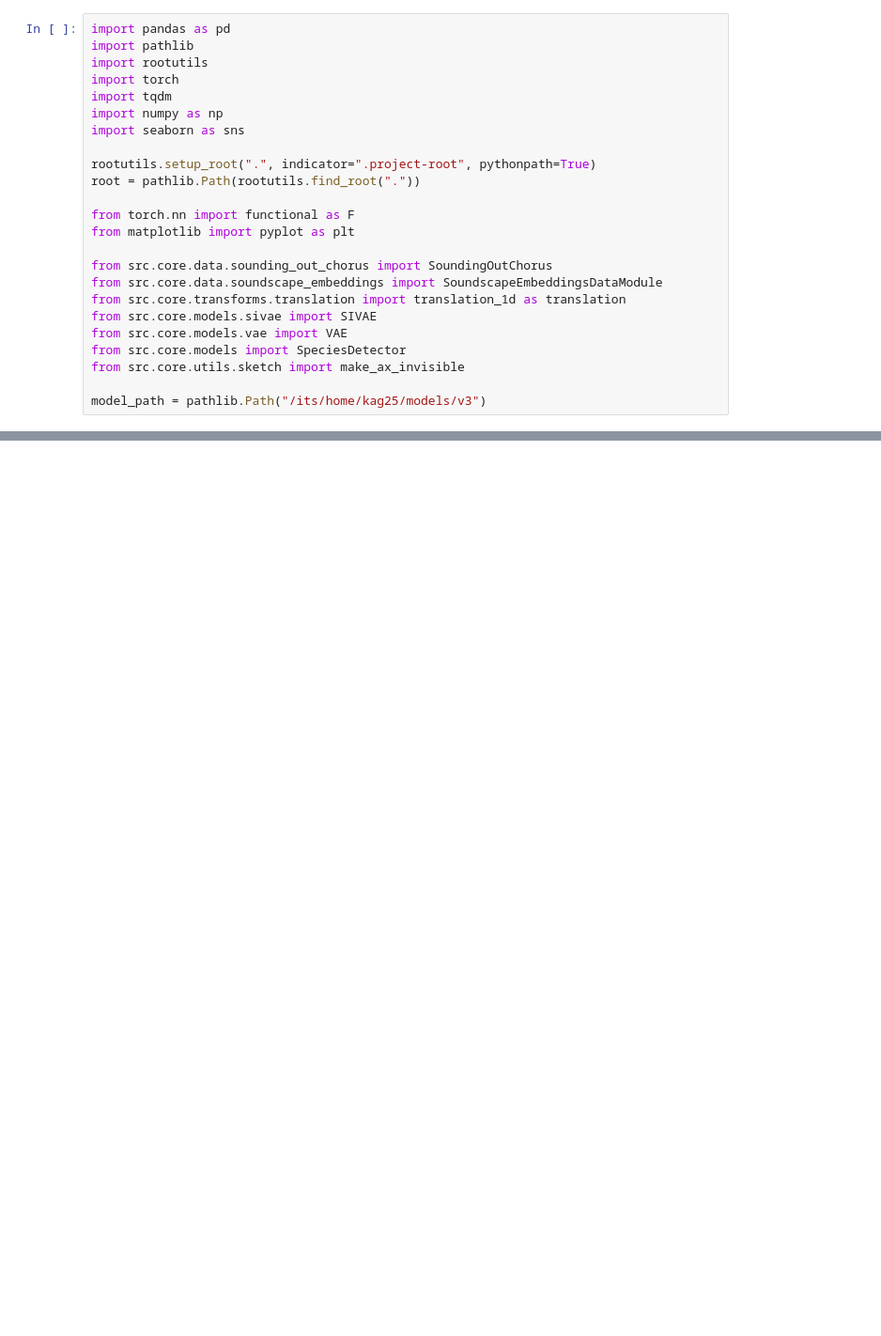
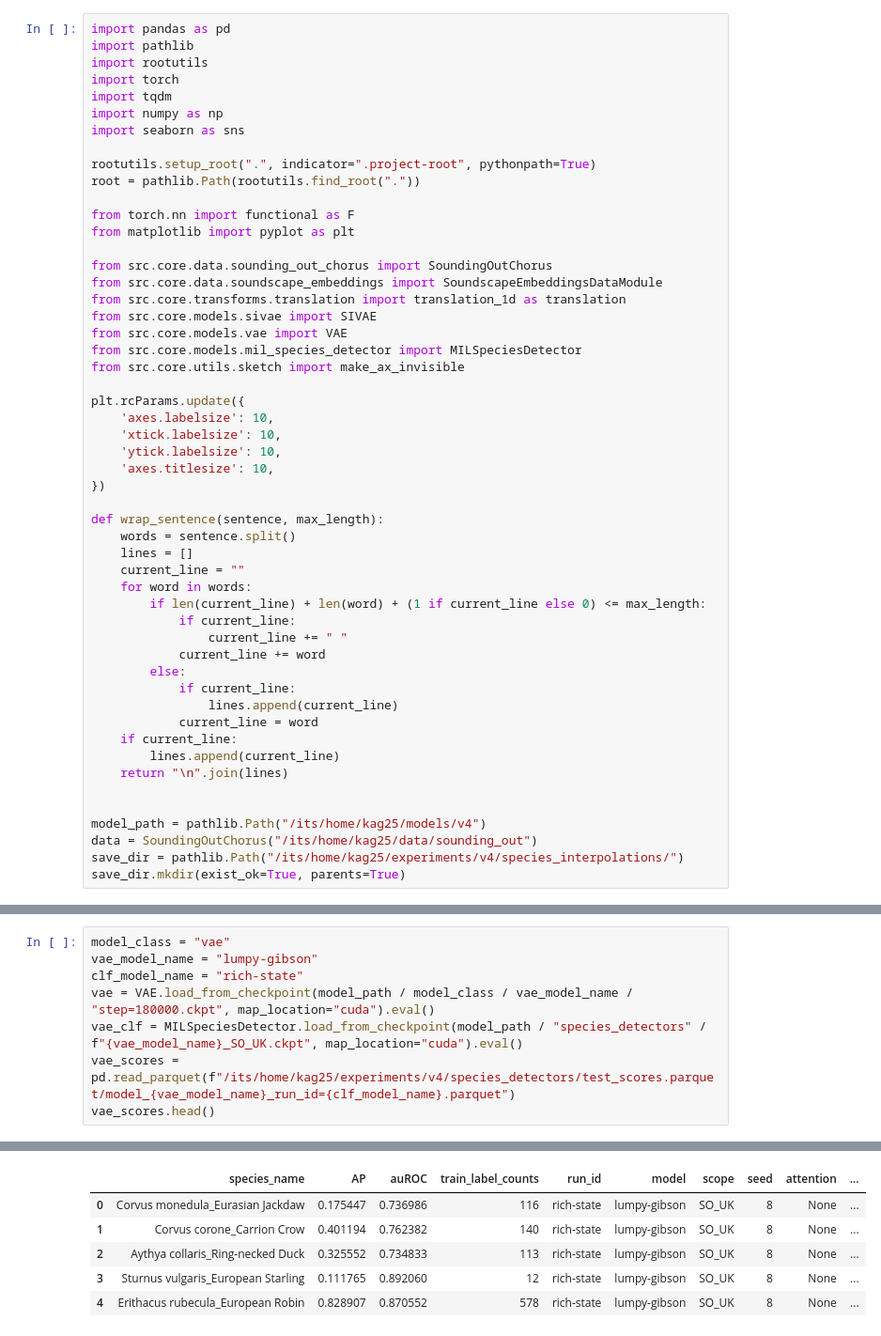
Before and after one commit to m4gpi/interpretable_bioacoustic_classifiers, a Jupyter notebook: notebooks/so_uk_interpolation.ipynb, the cells around one changed output, grey strips where cells are left out. Shown at 94% size. Saved outputs shown, nothing was run; the diff lists cells and outputs as text; blank space fills up the shorter version.

```diff
--- a/notebooks/so_uk_interpolation.ipynb
+++ b/notebooks/so_uk_interpolation.ipynb
@@ -18,7 +18,35 @@ from src.core.data.soundscape_embeddings import SoundscapeEmbeddingsDataModule
 from src.core.transforms.translation import translation_1d as translation
 from src.core.models.sivae import SIVAE
 from src.core.models.vae import VAE
-from src.core.models import SpeciesDetector
+from src.core.models.mil_species_detector import MILSpeciesDetector
 from src.core.utils.sketch import make_ax_invisible
 
-model_path = pathlib.Path("/its/home/kag25/models/v3")
+plt.rcParams.update({
+    'axes.labelsize': 10,
+    'xtick.labelsize': 10,
+    'ytick.labelsize': 10,
+    'axes.titlesize': 10,
+})
+
+def wrap_sentence(sentence, max_length):
+    words = sentence.split()
+    lines = []
+    current_line = ""
+    for word in words:
+        if len(current_line) + len(word) + (1 if current_line else 0) <= max_length:
+            if current_line:
+                current_line += " "
+            current_line += word
+        else:
+            if current_line:
+                lines.append(current_line)
+            current_line = word
+    if current_line:
+        lines.append(current_line)
+    return "\n".join(lines)
+
+
+model_path = pathlib.Path("/its/home/kag25/models/v4")
+data = SoundingOutChorus("/its/home/kag25/data/sounding_out")
+save_dir = pathlib.Path("/its/home/kag25/experiments/v4/species_interpolations/")
+save_dir.mkdir(exist_ok=True, parents=True)
@@ -44,0 +53,9 @@ for params in species_params:
+# %%
+model_class = "vae"
+vae_model_name = "lumpy-gibson"
+clf_model_name = "rich-state"
+vae = VAE.load_from_checkpoint(model_path / model_class / vae_model_name / "step=180000.ckpt", map_location="cuda").eval()
+vae_clf = MILSpeciesDetector.load_from_checkpoint(model_path / "species_detectors" / f"{vae_model_name}_SO_UK.ckpt", map_location="cuda").eval()
+vae_scores = pd.read_parquet(f"/its/home/kag25/experiments/v4/species_detectors/test_scores.parquet/model_{vae_model_name}_run_id={clf_model_name}.parquet")
+vae_scores.head()
+# %% [output]
@@ -45 +63,7 @@ for params in species_params:
+|  | species_name | AP | auROC | train_label_counts | run_id | model | scope | seed | attention | ... |
+| 0 | Corvus monedula_Eurasian Jackdaw | 0.175447 | 0.736986 | 116 | rich-state | lumpy-gibson | SO_UK | 8 | None | ... |
+| 1 | Corvus corone_Carrion Crow | 0.401194 | 0.762382 | 140 | rich-state | lumpy-gibson | SO_UK | 8 | None | ... |
+| 2 | Aythya collaris_Ring-necked Duck | 0.325552 | 0.734833 | 113 | rich-state | lumpy-gibson | SO_UK | 8 | None | ... |
+| 3 | Sturnus vulgaris_European Starling | 0.111765 | 0.892060 | 12 | rich-state | lumpy-gibson | SO_UK | 8 | None | ... |
+| 4 | Erithacus rubecula_European Robin | 0.828907 | 0.870552 | 578 | rich-state | lumpy-gibson | SO_UK | 8 | None | ... |
 # %%
```
Also changed, not shown: parts of 5 cells of this notebook, 6 other files.
